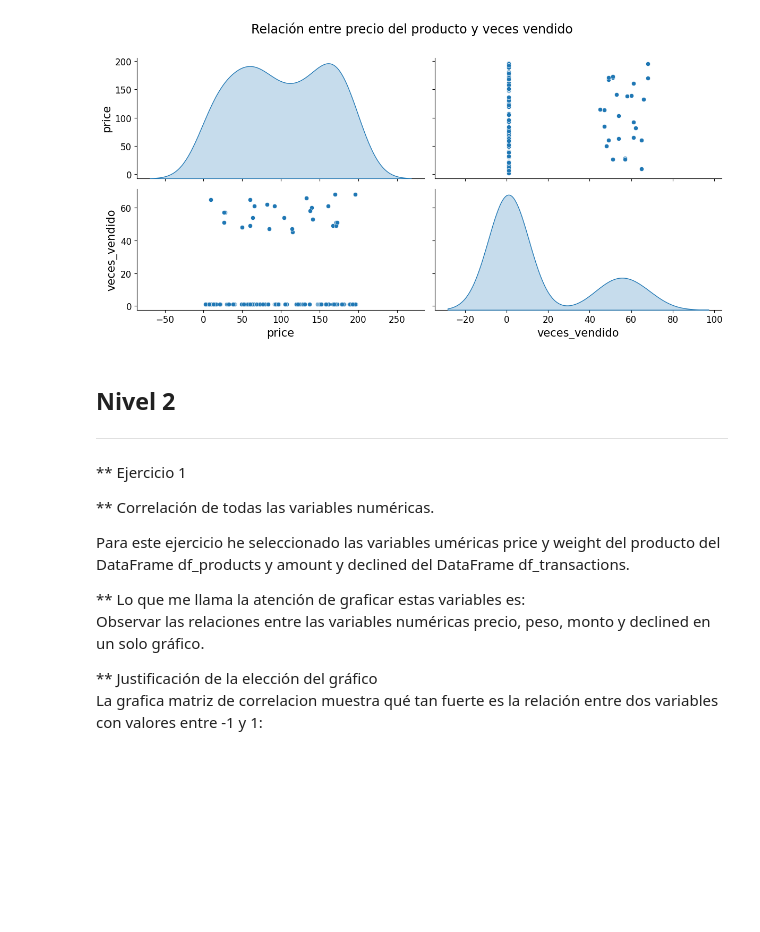
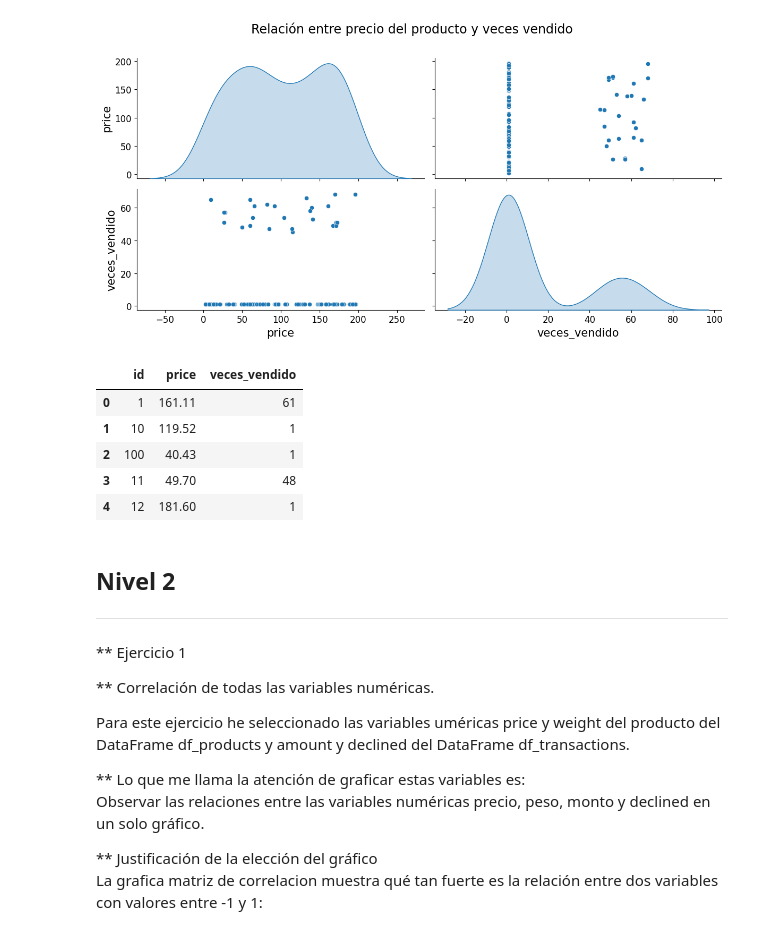
Before and after one commit to MailinV/Sprint_8_MV, a Jupyter notebook: Sprint8.1_MV.ipynb, the cells around one changed output. Saved outputs shown, nothing was run; the diff lists cells and outputs as text; code cells hidden in the pictures; blank space fills up the shorter version.

```diff
--- a/Sprint8.1_MV.ipynb
+++ b/Sprint8.1_MV.ipynb
@@ -586,6 +587,18 @@ plt.show()
 # %% [output]
 <Figure size 1400x700 with 0 Axes>
 [figure]
+# %%
+
+df_product_transactions_products.head()
+
+df_product_count.head()
+# %% [output]
+|  | id | price | veces_vendido |
+| 0 | 1 | 161.11 | 61 |
+| 1 | 10 | 119.52 | 1 |
+| 2 | 100 | 40.43 | 1 |
+| 3 | 11 | 49.70 | 48 |
+| 4 | 12 | 181.60 | 1 |
 # %% [markdown]
 ## Nivel 2
 ***
```
Also changed, not shown: parts of 6 cells of this notebook.
